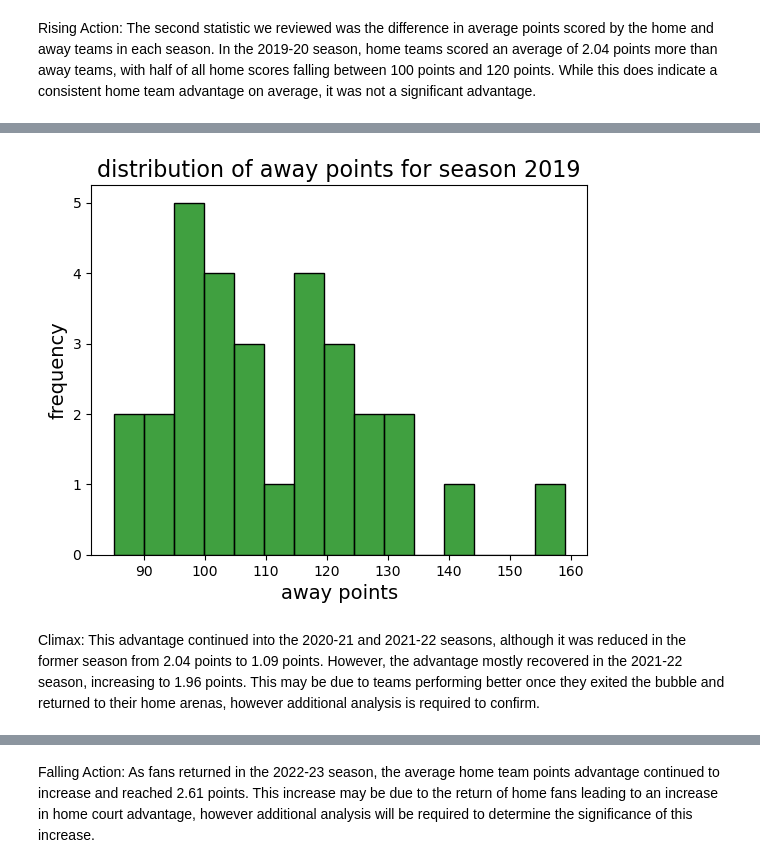
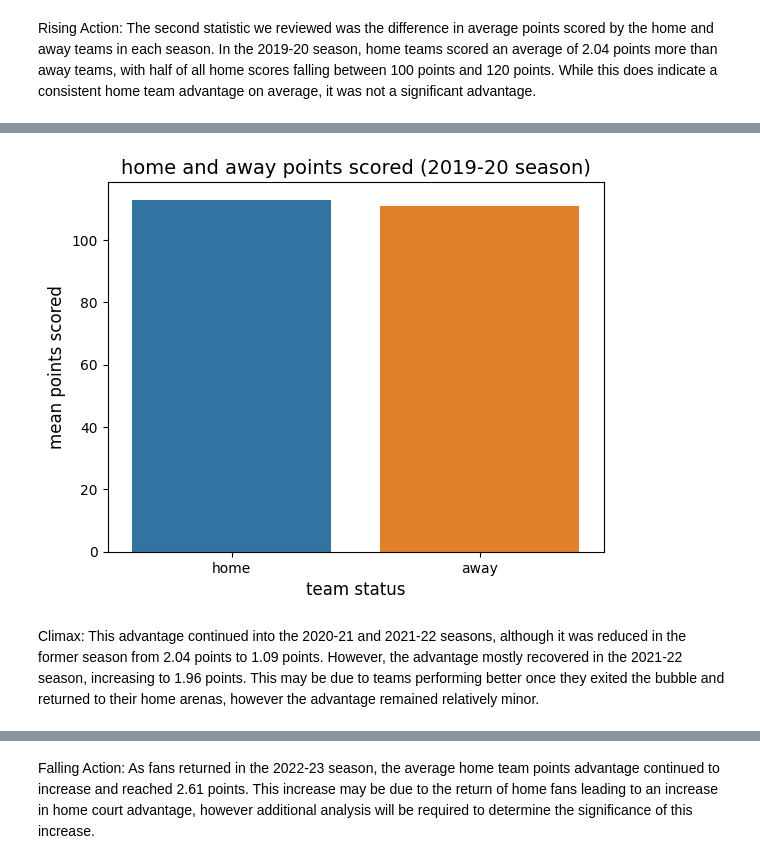
Before and after one commit to thezachdrake/UMD-INST627-Fall2024, a Jupyter notebook: inclass.ipynb, the cells around one changed output, grey strips where cells are left out. Saved outputs shown, nothing was run; the diff lists cells and outputs as text; code cells hidden in the pictures.

```diff
--- a/inclass.ipynb
+++ b/inclass.ipynb
@@ -112,11 +116,15 @@ plt.show()
-# %%
-covid_pts_away_19 = pd.read_sql_query("SELECT team_name_away, pts_away, season_id FROM game WHERE season_id IN (22019) GROUP BY team_name_away, season_id", con)
-sns.histplot(covid_pts_away_19['pts_away'], color='green', bins=15)
-plt.title('distribution of away points for season 2019', fontsize=16)
-plt.xlabel('away points', fontsize=14)
-plt.ylabel('frequency', fontsize=14)
-plt.show()
-# %% [output]
-[figure, removed]
+# %%
+covid_pts_19 = pd.read_sql_query("SELECT team_name_home, pts_home, team_name_away, pts_away, season_id FROM game WHERE season_id IN (22019) ORDER BY season_id DESC", con)
+
+covid_pts_19_group = covid_pts_19.groupby(['season_id']).agg({'pts_home': ['mean'], 'pts_away': ['mean']})
+
+ax = sns.barplot(data=covid_pts_19_group)
+ax.set_title('home and away points scored (2019-20 season)', fontsize=14)
+ax.set_xlabel('team status', fontsize=12)
+ax.set_ylabel('mean points scored', fontsize=12)
+ax.set_xticklabels(['home', 'away'], fontsize=10)
+plt.show()
+# %% [output]
+[figure, added]
 # %% [markdown]
-Climax: This advantage continued into the 2020-21 and 2021-22 seasons, although it was reduced in the former season from 2.04 points to 1.09 points. However, the advantage mostly recovered in the 2021-22 season, increasing to 1.96 points. This may be due to teams performing better once they exited the bubble and returned to their home arenas, however additional analysis is required to confirm.
+Climax: This advantage continued into the 2020-21 and 2021-22 seasons, although it was reduced in the former season from 2.04 points to 1.09 points. However, the advantage mostly recovered in the 2021-22 season, increasing to 1.96 points. This may be due to teams performing better once they exited the bubble and returned to their home arenas, however the advantage remained relatively minor.
```
Also changed, not shown: parts of 30 cells of this notebook.
